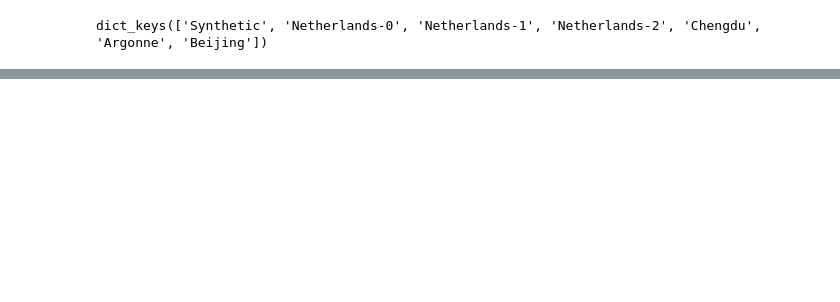
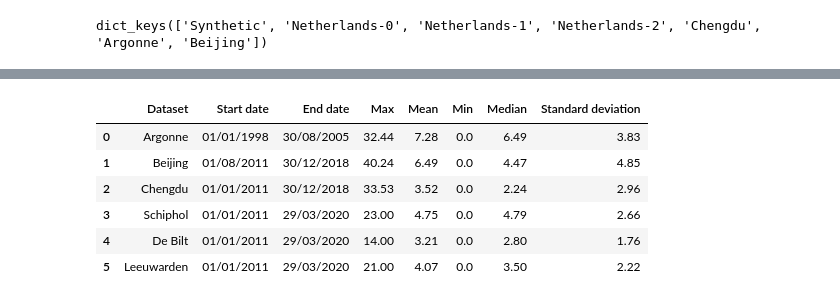
Before and after one commit to ealeongomez/MSRRFF-Wind-Forecast, a Jupyter notebook: notebooks/data.ipynb, the cells around one changed output, grey strips where cells are left out. Drawn from its saved outputs; the diff is of its cells as text; code cells hidden in the pictures; blank space fills up the shorter version.

```diff
--- a/notebooks/data.ipynb
+++ b/notebooks/data.ipynb
@@ -410,0 +567,42 @@ with open(save_path, "wb") as f:
+# %%
+# ========================================
+# Tabla resumen: estadísticas calculadas a partir de los datos
+# ========================================
+
+summary_rows = []
+summary_keys = ["Argonne", "Beijing", "Chengdu", "Netherlands-0", "Netherlands-1", "Netherlands-2"]
+display_names_map = {**dataset_display_names, "Argonne": "Argonne", "Beijing": "Beijing", "Chengdu": "Chengdu"}
+
+for key in summary_keys:
+    if key not in data_dict:
+        continue
+    vals = np.asarray(data_dict[key]["time_series"], dtype=float)
+    vals = vals[np.isfinite(vals)]
+    if len(vals) < 1:
+        continue
+
+    start, end = dataset_date_ranges.get(key, ("?", "?"))
+    start_fmt = pd.Timestamp(start).strftime("%d/%m/%Y") if start != "?" and PANDAS_OK else start
+    end_fmt = pd.Timestamp(end).strftime("%d/%m/%Y") if end != "?" and PANDAS_OK else end
+
+    summary_rows.append({
+        "Dataset": display_names_map.get(key, key),
+        "Start date": start_fmt,
+        "End date": end_fmt,
+        "Max": round(float(np.max(vals)), 2),
+        "Mean": round(float(np.mean(vals)), 2),
+        "Min": round(float(np.min(vals)), 2),
+        "Median": round(float(np.median(vals)), 2),
+        "Standard deviation": round(float(np.std(vals, ddof=1)), 2),
+    })
+
+summary_df = pd.DataFrame(summary_rows)
+summary_df
+# %% [output]
+|  | Dataset | Start date | End date | Max | Mean | Min | Median | Standard deviation |
+| 0 | Argonne | 01/01/1998 | 30/08/2005 | 32.44 | 7.28 | 0.0 | 6.49 | 3.83 |
+| 1 | Beijing | 01/08/2011 | 30/12/2018 | 40.24 | 6.49 | 0.0 | 4.47 | 4.85 |
+| 2 | Chengdu | 01/01/2011 | 30/12/2018 | 33.53 | 3.52 | 0.0 | 2.24 | 2.96 |
+| 3 | Schiphol | 01/01/2011 | 29/03/2020 | 23.00 | 4.75 | 0.0 | 4.79 | 2.66 |
+| 4 | De Bilt | 01/01/2011 | 29/03/2020 | 14.00 | 3.21 | 0.0 | 2.80 | 1.76 |
+| 5 | Leeuwarden | 01/01/2011 | 29/03/2020 | 21.00 | 4.07 | 0.0 | 3.50 | 2.22 |
```
Also changed, not shown: parts of 5 cells of this notebook.
